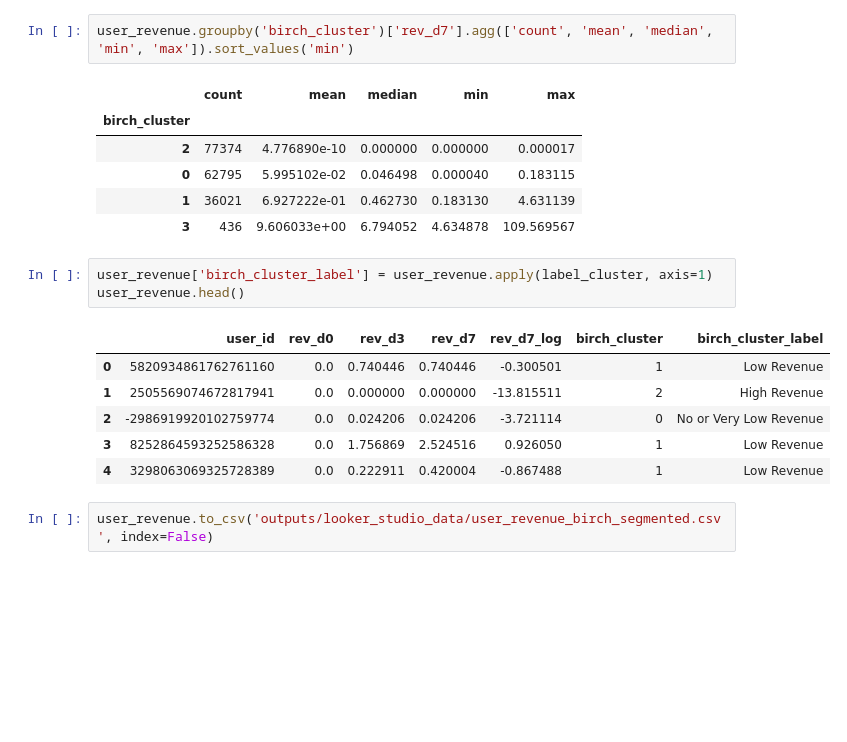
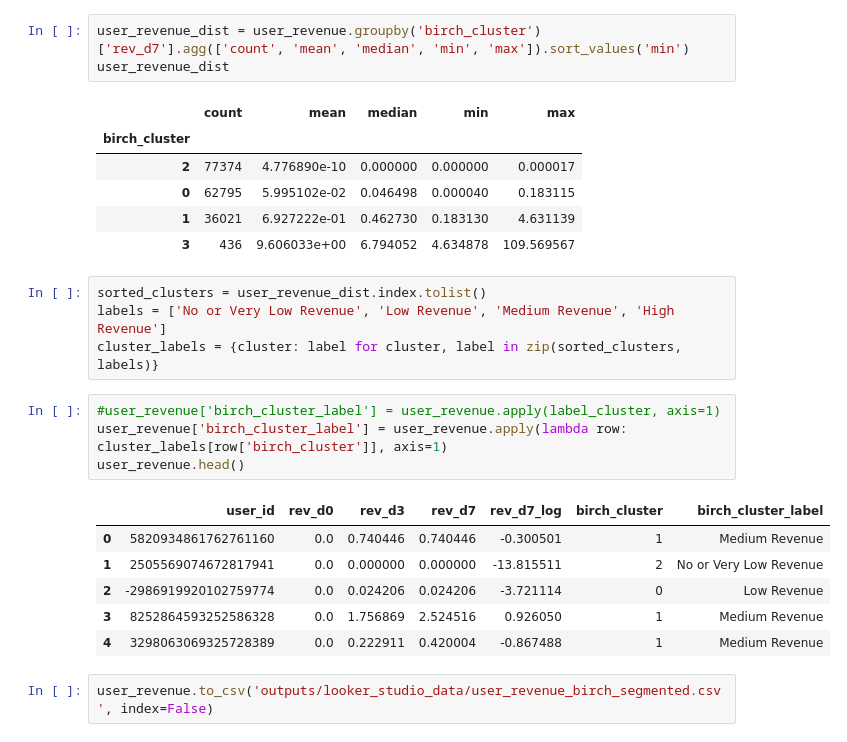
Before and after one commit to ecesuolgunkesici/player-revenue-prediction, a Jupyter notebook: player_revenue_prediction.ipynb, the cells around one changed output. Drawn from its saved outputs; the diff is of its cells as text; blank space fills up the shorter version.

```diff
--- a/player_revenue_prediction.ipynb
+++ b/player_revenue_prediction.ipynb
@@ -343,7 +344,8 @@ user_revenue.head()
 | 3 | 8252864593252586328 | 0.0 | 1.756869 | 2.524516 | 0.926050 | 1 |
 | 4 | 3298063069325728389 | 0.0 | 0.222911 | 0.420004 | -0.867488 | 1 |
 # %%
-user_revenue.groupby('birch_cluster')['rev_d7'].agg(['count', 'mean', 'median', 'min', 'max']).sort_values('min')
+user_revenue_dist = user_revenue.groupby('birch_cluster')['rev_d7'].agg(['count', 'mean', 'median', 'min', 'max']).sort_values('min')
+user_revenue_dist
 # %% [output]
 |  | count | mean | median | min | max |
 | birch_cluster |  |  |  |  |  |
@@ -351,16 +353,21 @@ user_revenue.groupby('birch_cluster')['rev_d7'].agg(['count', 'mean', 'median',
 | 0 | 62795 | 5.995102e-02 | 0.046498 | 0.000040 | 0.183115 |
 | 1 | 36021 | 6.927222e-01 | 0.462730 | 0.183130 | 4.631139 |
 | 3 | 436 | 9.606033e+00 | 6.794052 | 4.634878 | 109.569567 |
+# %%
+sorted_clusters = user_revenue_dist.index.tolist()
+labels = ['No or Very Low Revenue', 'Low Revenue', 'Medium Revenue', 'High Revenue']
+cluster_labels = {cluster: label for cluster, label in zip(sorted_clusters, labels)}
 # %%
-user_revenue['birch_cluster_label'] = user_revenue.apply(label_cluster, axis=1)
+#user_revenue['birch_cluster_label'] = user_revenue.apply(label_cluster, axis=1)
+user_revenue['birch_cluster_label'] = user_revenue.apply(lambda row: cluster_labels[row['birch_cluster']], axis=1)
 user_revenue.head()
 # %% [output]
 |  | user_id | rev_d0 | rev_d3 | rev_d7 | rev_d7_log | birch_cluster | birch_cluster_label |
-| 0 | 5820934861762761160 | 0.0 | 0.740446 | 0.740446 | -0.300501 | 1 | Low Revenue |
-| 1 | 2505569074672817941 | 0.0 | 0.000000 | 0.000000 | -13.815511 | 2 | High Revenue |
-| 2 | -2986919920102759774 | 0.0 | 0.024206 | 0.024206 | -3.721114 | 0 | No or Very Low Revenue |
-| 3 | 8252864593252586328 | 0.0 | 1.756869 | 2.524516 | 0.926050 | 1 | Low Revenue |
-| 4 | 3298063069325728389 | 0.0 | 0.222911 | 0.420004 | -0.867488 | 1 | Low Revenue |
+| 0 | 5820934861762761160 | 0.0 | 0.740446 | 0.740446 | -0.300501 | 1 | Medium Revenue |
+| 1 | 2505569074672817941 | 0.0 | 0.000000 | 0.000000 | -13.815511 | 2 | No or Very Low Revenue |
+| 2 | -2986919920102759774 | 0.0 | 0.024206 | 0.024206 | -3.721114 | 0 | Low Revenue |
+| 3 | 8252864593252586328 | 0.0 | 1.756869 | 2.524516 | 0.926050 | 1 | Medium Revenue |
+| 4 | 3298063069325728389 | 0.0 | 0.222911 | 0.420004 | -0.867488 | 1 | Medium Revenue |
 # %%
 user_revenue.to_csv('outputs/looker_studio_data/user_revenue_birch_segmented.csv', index=False)
 # %% [markdown]
```
Also changed, not shown: parts of 17 cells of this notebook, 2 other files.
